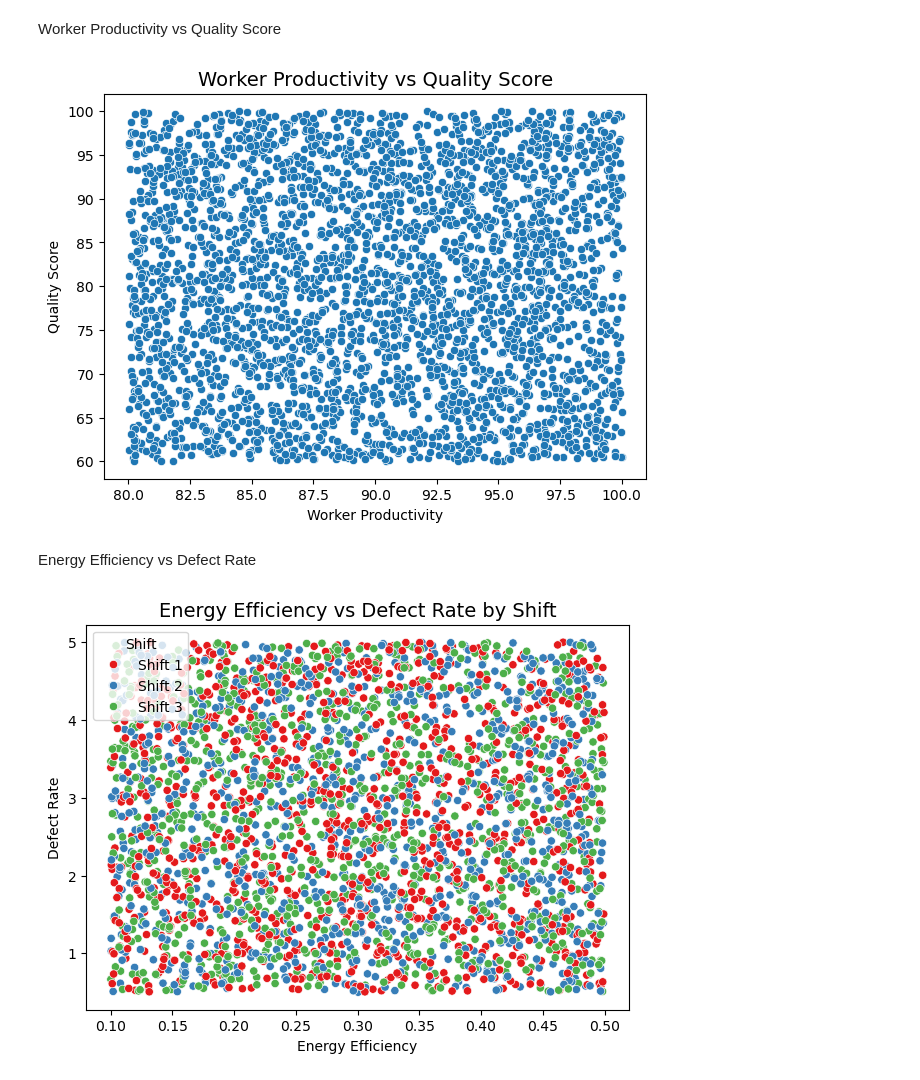
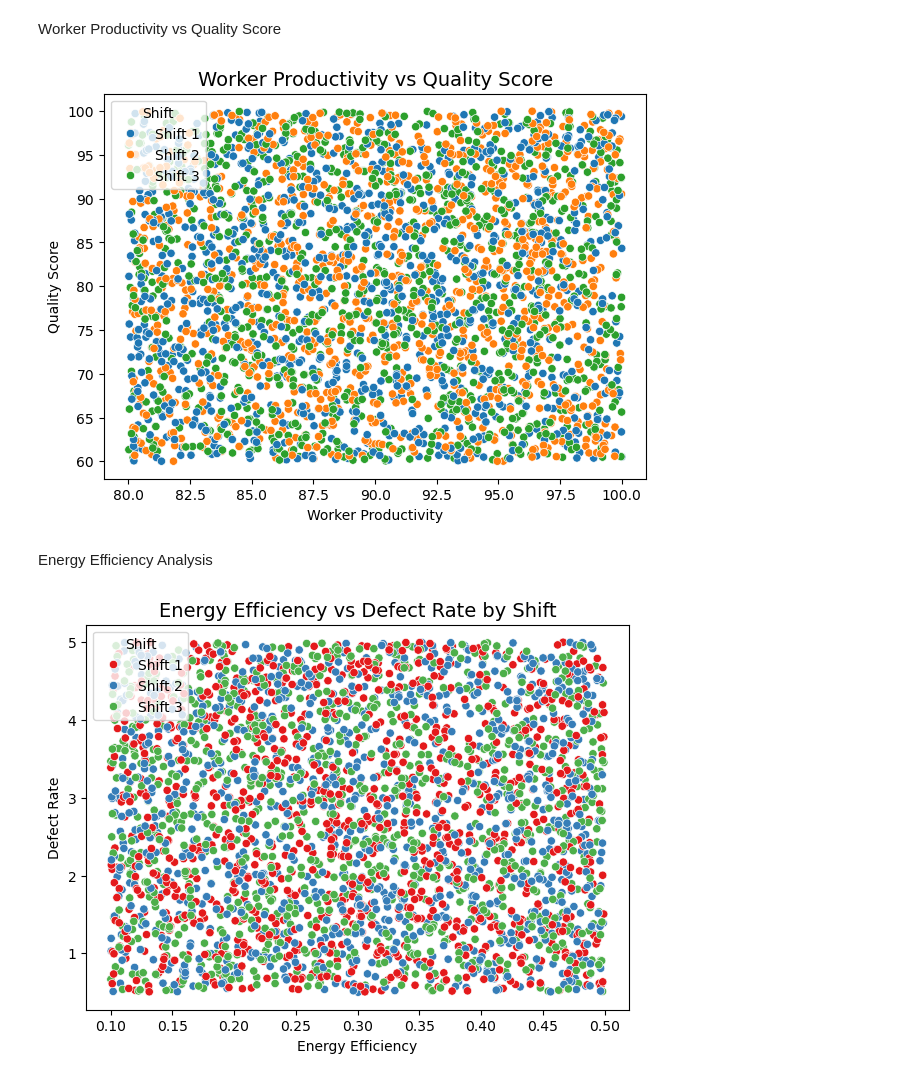
Before and after one commit to bbhatta10/Manufacturing-Quality-Analysis, a Jupyter notebook: quality.ipynb, the cells around one changed output. Drawn from its saved outputs; the diff is of its cells as text; code cells hidden in the pictures.

```diff
--- a/quality.ipynb
+++ b/quality.ipynb
@@ -288,13 +288,13 @@ plt.show()
 Worker Productivity vs Quality Score
 # %%
 plt.figure(figsize=(7, 5))
-sns.scatterplot(data=df_quality_data, x='WorkerProductivity', y='QualityScore')
+sns.scatterplot(data=df_quality_data, x='WorkerProductivity', y='QualityScore',hue='Shift')
 plt.title("Worker Productivity vs Quality Score", fontsize=14)
 plt.xlabel("Worker Productivity")
 plt.ylabel("Quality Score")
 plt.show()
 # %% [output]
-[figure, old version]
+[figure, new version]
 # %% [markdown]
-Energy Efficiency vs Defect Rate
+Energy Efficiency Analysis
 # %%
```
Also changed, not shown: parts of 12 cells of this notebook.
